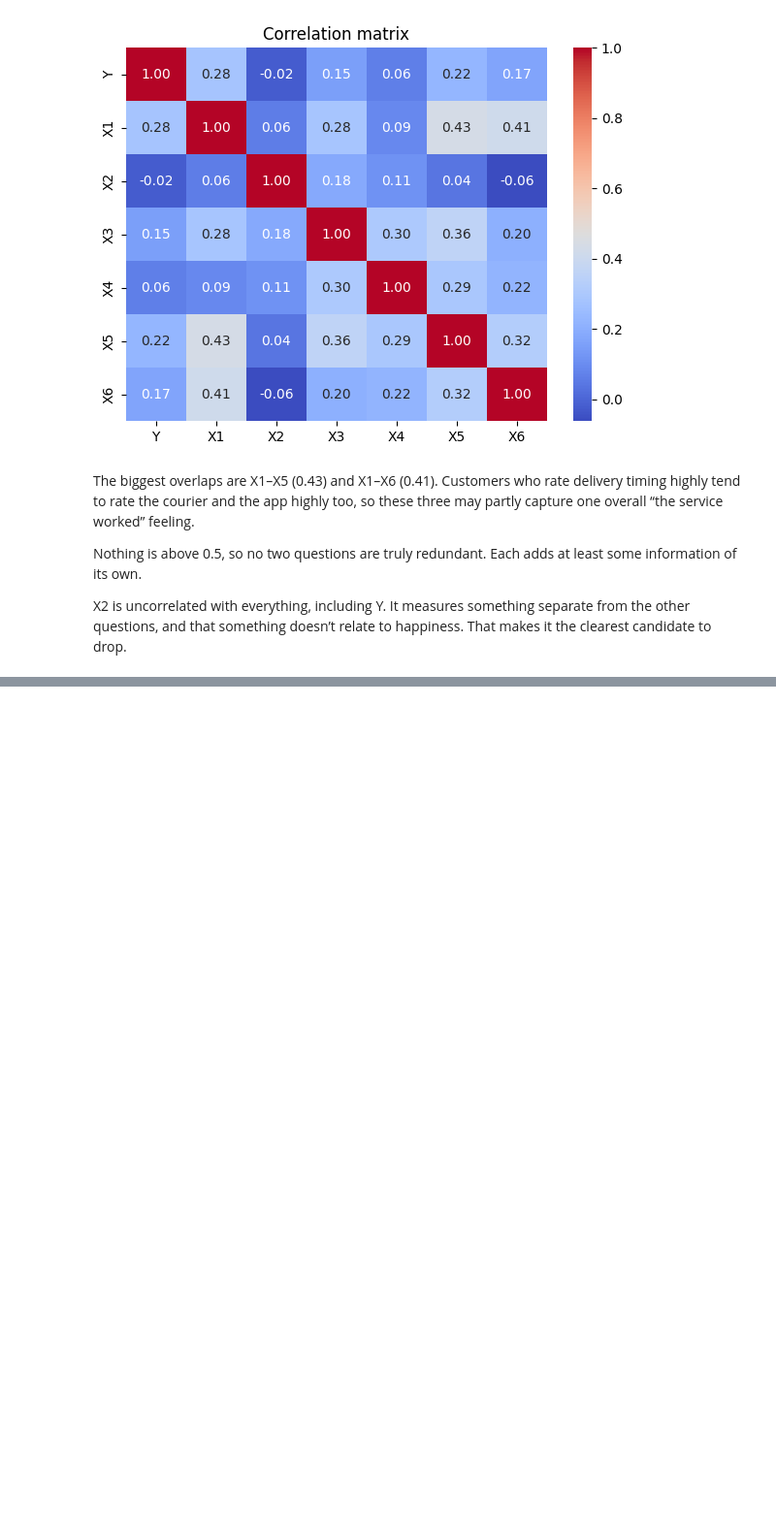
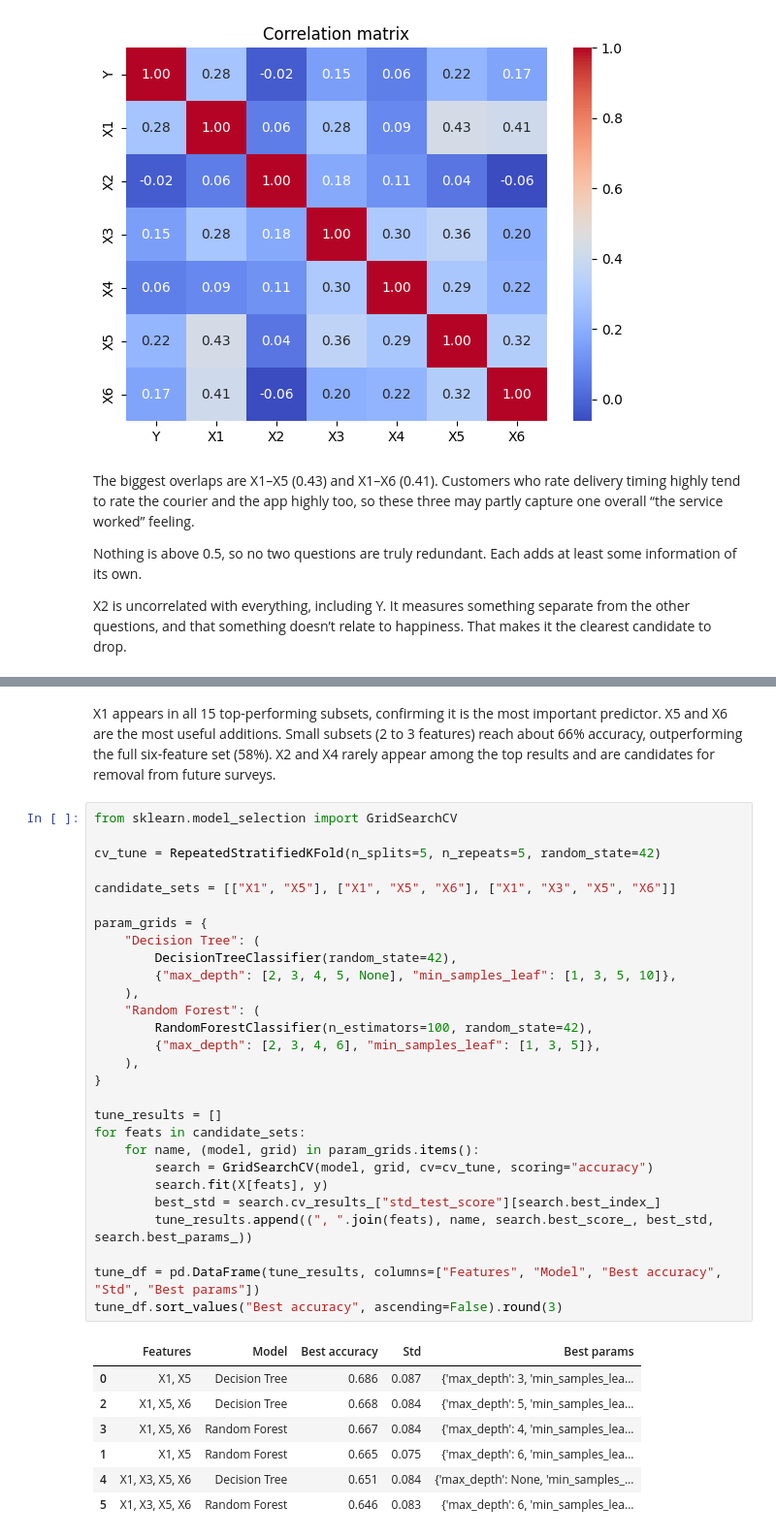
Before and after one commit to evanmccarthy216/h96ahNh2WKWrsjlT, a Jupyter notebook: customer_happinessl.ipynb, the cells around one changed output, grey strips where cells are left out. Shown at 97% size. Drawn from its saved outputs; the diff is of its cells as text; blank space fills up the shorter version.

```diff
--- a/customer_happinessl.ipynb
+++ b/customer_happinessl.ipynb
@@ -151,0 +237,38 @@ X2 is uncorrelated with everything, including Y. It measures something separate
+# %% [markdown]
+X1 appears in all 15 top-performing subsets, confirming it is the most important predictor. X5 and X6 are the most useful additions. Small subsets (2 to 3 features) reach about 66% accuracy, outperforming the full six-feature set (58%). X2 and X4 rarely appear among the top results and are candidates for removal from future surveys.
+# %%
+from sklearn.model_selection import GridSearchCV
+
+cv_tune = RepeatedStratifiedKFold(n_splits=5, n_repeats=5, random_state=42)
+
+candidate_sets = [["X1", "X5"], ["X1", "X5", "X6"], ["X1", "X3", "X5", "X6"]]
+
+param_grids = {
+    "Decision Tree": (
+        DecisionTreeClassifier(random_state=42),
+        {"max_depth": [2, 3, 4, 5, None], "min_samples_leaf": [1, 3, 5, 10]},
+    ),
+    "Random Forest": (
+        RandomForestClassifier(n_estimators=100, random_state=42),
+        {"max_depth": [2, 3, 4, 6], "min_samples_leaf": [1, 3, 5]},
+    ),
+}
+
+tune_results = []
+for feats in candidate_sets:
+    for name, (model, grid) in param_grids.items():
+        search = GridSearchCV(model, grid, cv=cv_tune, scoring="accuracy")
+        search.fit(X[feats], y)
+        best_std = search.cv_results_["std_test_score"][search.best_index_]
+        tune_results.append((", ".join(feats), name, search.best_score_, best_std, search.best_params_))
+
+tune_df = pd.DataFrame(tune_results, columns=["Features", "Model", "Best accuracy", "Std", "Best params"])
+tune_df.sort_values("Best accuracy", ascending=False).round(3)
+# %% [output]
+|  | Features | Model | Best accuracy | Std | Best params |
+| 0 | X1, X5 | Decision Tree | 0.686 | 0.087 | {'max_depth': 3, 'min_samples_lea... |
+| 2 | X1, X5, X6 | Decision Tree | 0.668 | 0.084 | {'max_depth': 5, 'min_samples_lea... |
+| 3 | X1, X5, X6 | Random Forest | 0.667 | 0.084 | {'max_depth': 4, 'min_samples_lea... |
+| 1 | X1, X5 | Random Forest | 0.665 | 0.075 | {'max_depth': 6, 'min_samples_lea... |
+| 4 | X1, X3, X5, X6 | Decision Tree | 0.651 | 0.084 | {'max_depth': None, 'min_samples_... |
+| 5 | X1, X3, X5, X6 | Random Forest | 0.646 | 0.083 | {'max_depth': 6, 'min_samples_lea... |
```
Also changed, not shown: parts of 11 cells of this notebook.
